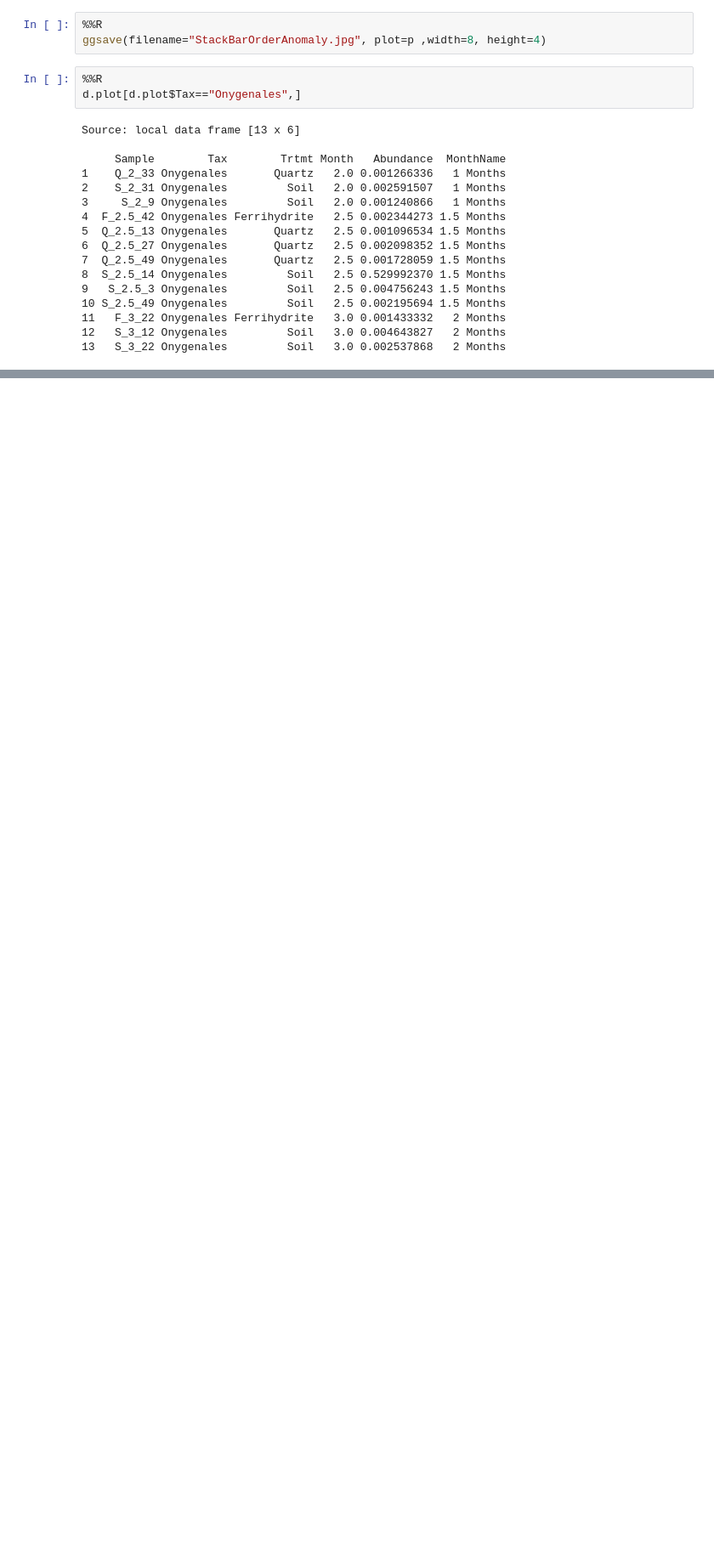
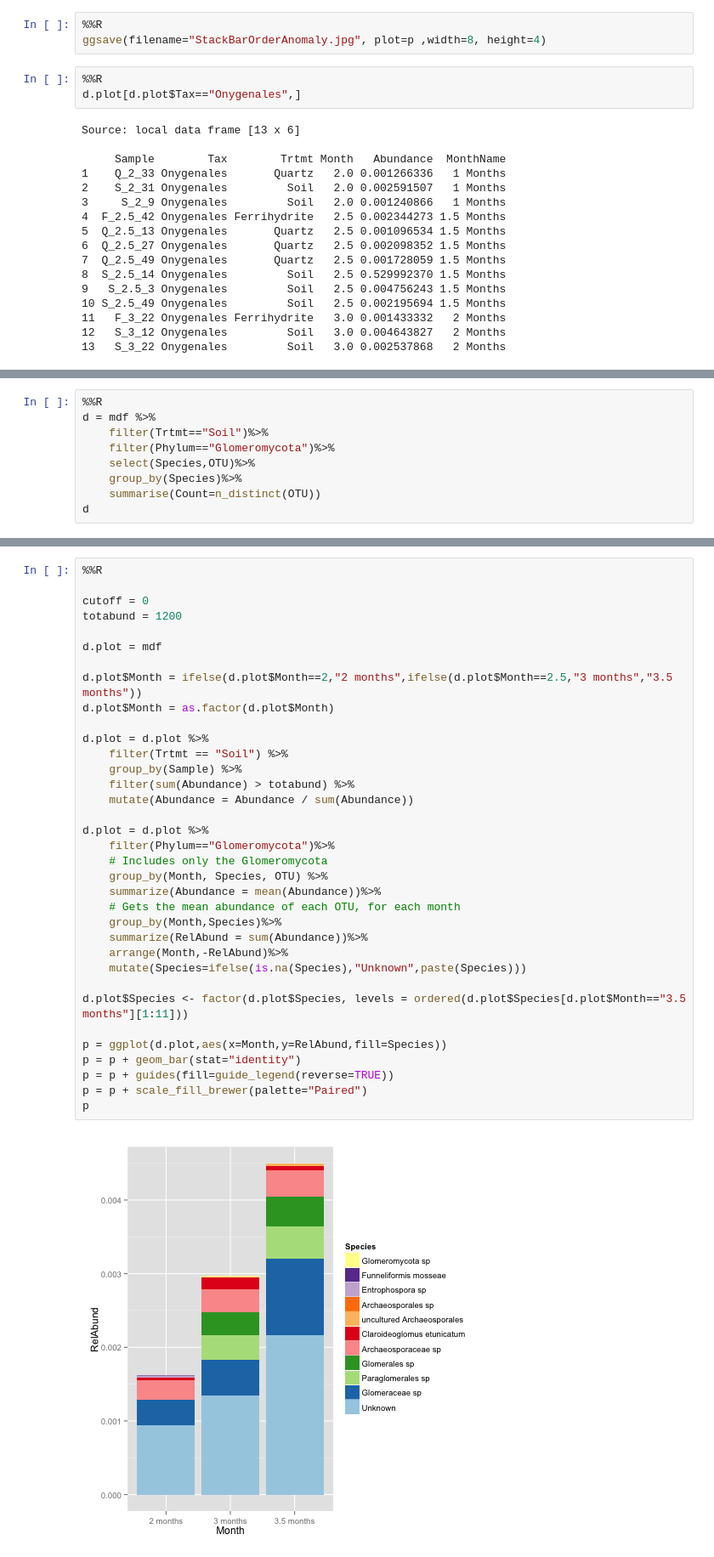
Before and after one commit to TheaWhitman/MineralITS, a Jupyter notebook: manuscript_figures/Stacked_Bar.ipynb, the cells around one changed output, grey strips where cells are left out. Shown at 85% size. Cells and saved outputs as stored; diff of their text form; blank space fills up the shorter version.

```diff
--- a/manuscript_figures/Stacked_Bar.ipynb
+++ b/manuscript_figures/Stacked_Bar.ipynb
@@ -784,0 +816,9 @@ Source: local data frame [13 x 6]
+# %%
+%%R
+d = mdf %>%
+    filter(Trtmt=="Soil")%>%
+    filter(Phylum=="Glomeromycota")%>%
+    select(Species,OTU)%>%
+    group_by(Species)%>%
+    summarise(Count=n_distinct(OTU))
+d
@@ -784,0 +840,37 @@ Source: local data frame [13 x 6]
+# %%
+%%R
+
+cutoff = 0
+totabund = 1200
+
+d.plot = mdf
+
+d.plot$Month = ifelse(d.plot$Month==2,"2 months",ifelse(d.plot$Month==2.5,"3 months","3.5 months"))
+d.plot$Month = as.factor(d.plot$Month)
+
+d.plot = d.plot %>%
+    filter(Trtmt == "Soil") %>%
+    group_by(Sample) %>%
+    filter(sum(Abundance) > totabund) %>%
+    mutate(Abundance = Abundance / sum(Abundance))
+
+d.plot = d.plot %>%
+    filter(Phylum=="Glomeromycota")%>%
+    # Includes only the Glomeromycota
+    group_by(Month, Species, OTU) %>%
+    summarize(Abundance = mean(Abundance))%>%
+    # Gets the mean abundance of each OTU, for each month
+    group_by(Month,Species)%>%
+    summarize(RelAbund = sum(Abundance))%>%
+    arrange(Month,-RelAbund)%>%
+    mutate(Species=ifelse(is.na(Species),"Unknown",paste(Species)))
+
+d.plot$Species <- factor(d.plot$Species, levels = ordered(d.plot$Species[d.plot$Month=="3.5 months"][1:11]))
+
+p = ggplot(d.plot,aes(x=Month,y=RelAbund,fill=Species))
+p = p + geom_bar(stat="identity")
+p = p + guides(fill=guide_legend(reverse=TRUE))
+p = p + scale_fill_brewer(palette="Paired")
+p
+# %% [output]
+[figure, added]
```
Also changed, not shown: parts of 7 cells of this notebook, 17 other files.
